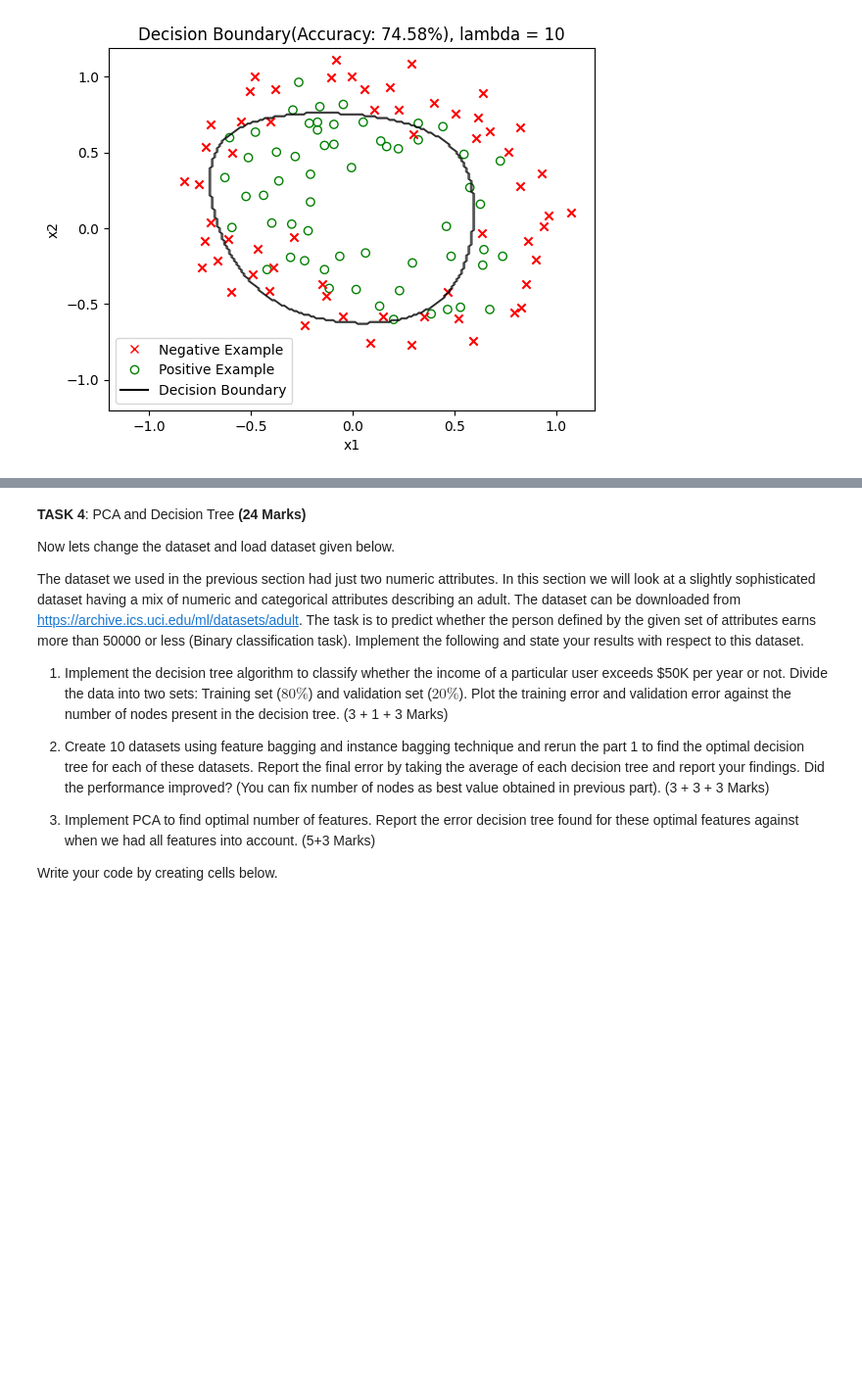
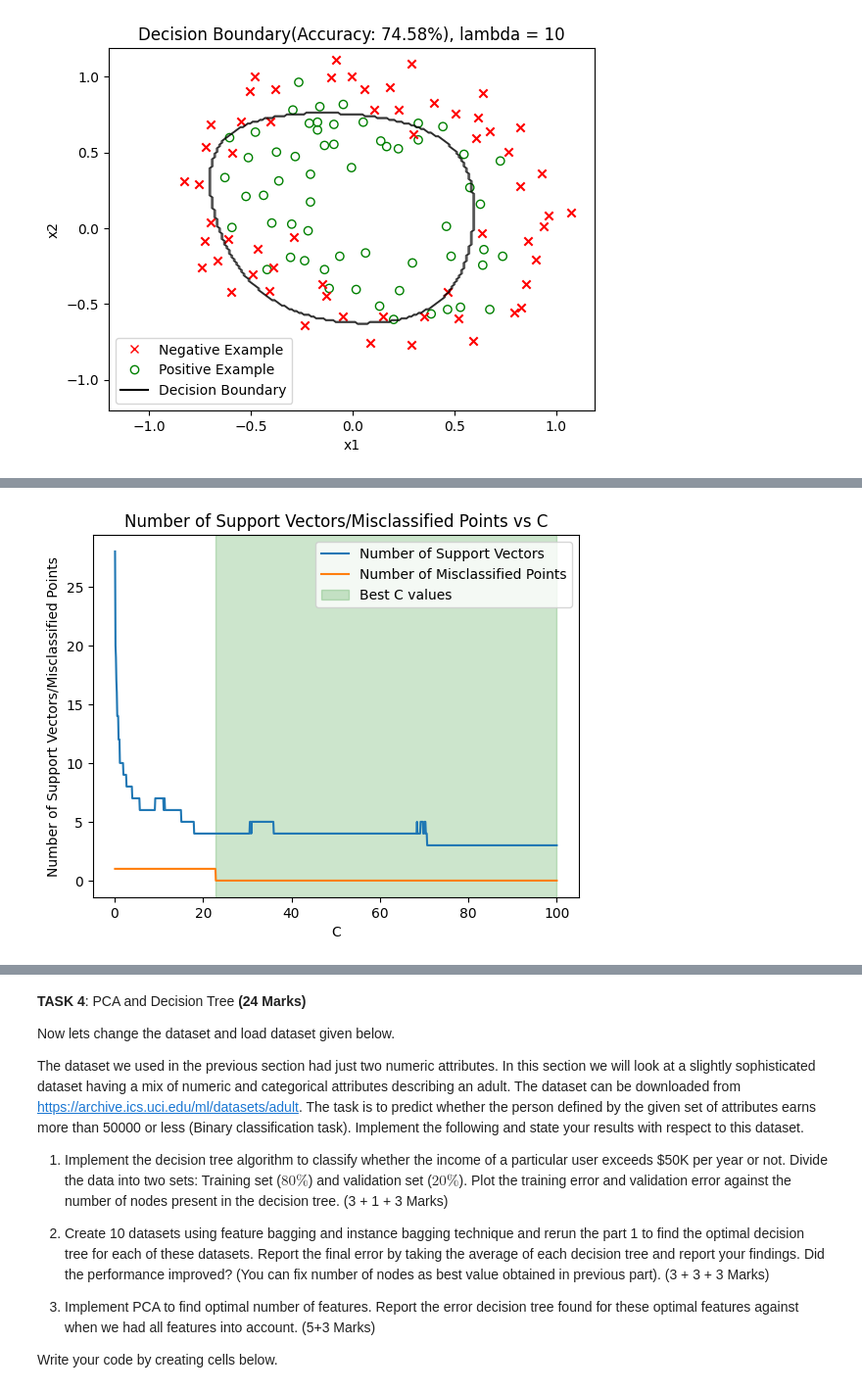
Before and after one commit to khan-shahnawaz/MachineLearning, a Jupyter notebook: Linear Classification, Logistic Regression, SVM, PCA, Decision Tree/SHAHNAWAZ_KHAN_ML_(CS503)_Lab2_Classification_Logistic_SVM_PCA_Dtree.ipynb, the cells around one changed output, grey strips where cells are left out. Shown at 98% size. Saved outputs shown, nothing was run; the diff lists cells and outputs as text; code cells hidden in the pictures; blank space fills up the shorter version.

```diff
--- a/Linear Classification, Logistic Regression, SVM, PCA, Decision Tree/SHAHNAWAZ_KHAN_ML_(CS503)_Lab2_Classification_Logistic_SVM_PCA_Dtree.ipynb
+++ b/Linear Classification, Logistic Regression, SVM, PCA, Decision Tree/SHAHNAWAZ_KHAN_ML_(CS503)_Lab2_Classification_Logistic_SVM_PCA_Dtree.ipynb
@@ -387,0 +469,40 @@ Write your code by creating cells below.
+# %%
+thresh = pow(10,-4)
+CValues = [0.1*(i+1) for i in range(1000)]
+supportVectors = []
+missclassified = []
+bestC = 0
+bestError = float('inf')
+bestCs = []
+for C in CValues:
+    solution = getSVMSolution(X, Y, linearKernel, C)
+    alphas = np.array([i for i in solution['x']])
+    weights = np.multiply(Y,alphas).T @ X
+    thresh = pow(10,-4)
+    S = (alphas > thresh).flatten()
+    b = Y[S]-np.dot(X[S], weights.T)
+    b = np.mean(b)
+    SupportAlphas = alphas[S]
+    SupportX = X[S]
+    SupportY = Y[S]
+
+    supportVectors.append(getNumberOfSupportVectors(alphas, thresh))
+    missclassified.append(numberOfMisclassifiedPoints(X, Y, weights,b))
+    if missclassified[-1] < bestError:
+        bestError = missclassified[-1]
+        bestC = C
+        bestCs = [C]
+    else:
+        bestCs.append(C)
+
+bestC = np.mean(bestCs)
+plt.plot(CValues, supportVectors, label='Number of Support Vectors')
+plt.plot(CValues, missclassified, label='Number of Misclassified Points')
+plt.xlabel('C')
+plt.ylabel('Number of Support Vectors/Misclassified Points')
+plt.title('Number of Support Vectors/Misclassified Points vs C')
+plt.axvspan(min(bestCs), max(bestCs), alpha=0.2, color='green', label='Best C values')
+plt.legend()
+plt.show()
+# %% [output]
+[figure, added]
```
Also changed, not shown: parts of 10 cells of this notebook, 1 other file.
